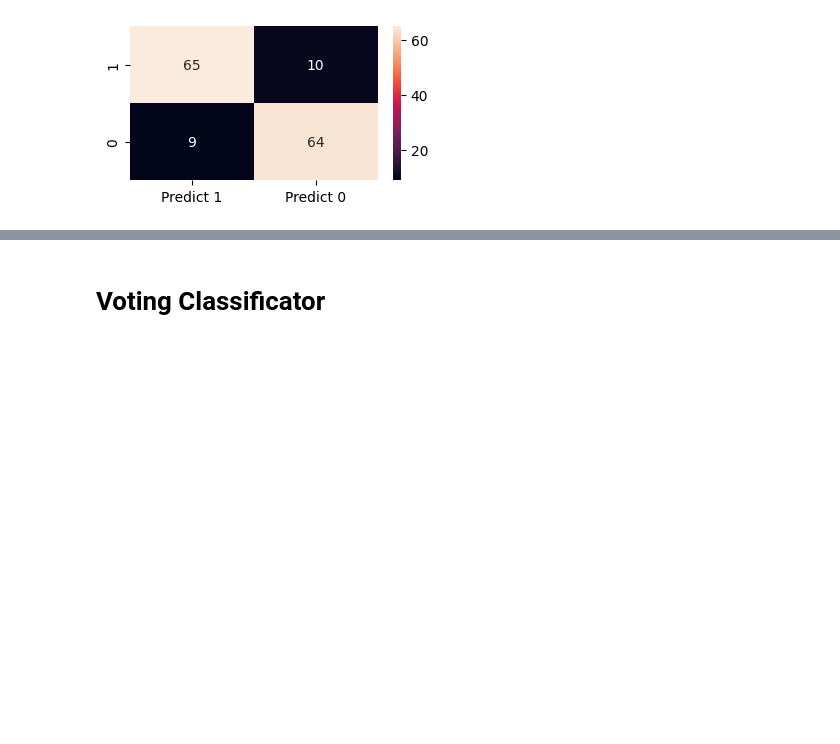
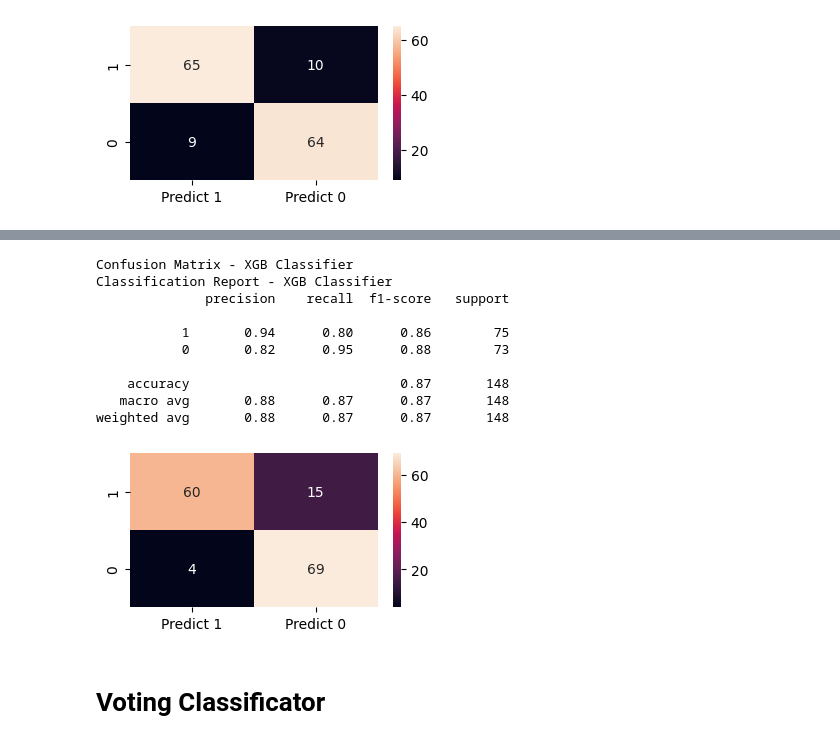
Before and after one commit to tomasfgon/Predictive-models-Parkinson, a Jupyter notebook: src/modeling.ipynb, the cells around one changed output, grey strips where cells are left out. Cells and saved outputs as stored; diff of their text form; code cells hidden in the pictures; blank space fills up the shorter version.

```diff
--- a/src/modeling.ipynb
+++ b/src/modeling.ipynb
@@ -1100,2 +1161,29 @@ weighted avg       0.87      0.87      0.87       148
+# %%
+# Compute and print the confusion matrix
+print("Confusion Matrix - XGB Classifier")
+cm = confusion_matrix(y_test, y_predict_nn, labels=[1, 0])
+df_cm = pd.DataFrame(cm, index=["1", "0"], columns=["Predict 1", "Predict 0"])
+plt.figure(figsize=(4,2))
+sns.heatmap(df_cm, annot=True)
+
+# Print the classification report
+print("Classification Report - XGB Classifier")
+print(classification_report(y_test, y_predict_nn, labels=[1, 0]))
+
+
+saveMetricsFinalDf('Neural Network (HPT)', y_test, y_predict_nn)
+saveModel(best_model_nn, 'nn')
+# %% [output]
+Confusion Matrix - XGB Classifier
+Classification Report - XGB Classifier
+              precision    recall  f1-score   support
+
+           1       0.94      0.80      0.86        75
+           0       0.82      0.95      0.88        73
+
+    accuracy                           0.87       148
+   macro avg       0.88      0.87      0.87       148
+weighted avg       0.88      0.87      0.87       148
+[figure, added]
 # %% [markdown]
 # Voting Classificator
```
Also changed, not shown: parts of 12 cells of this notebook, 21 other files.
